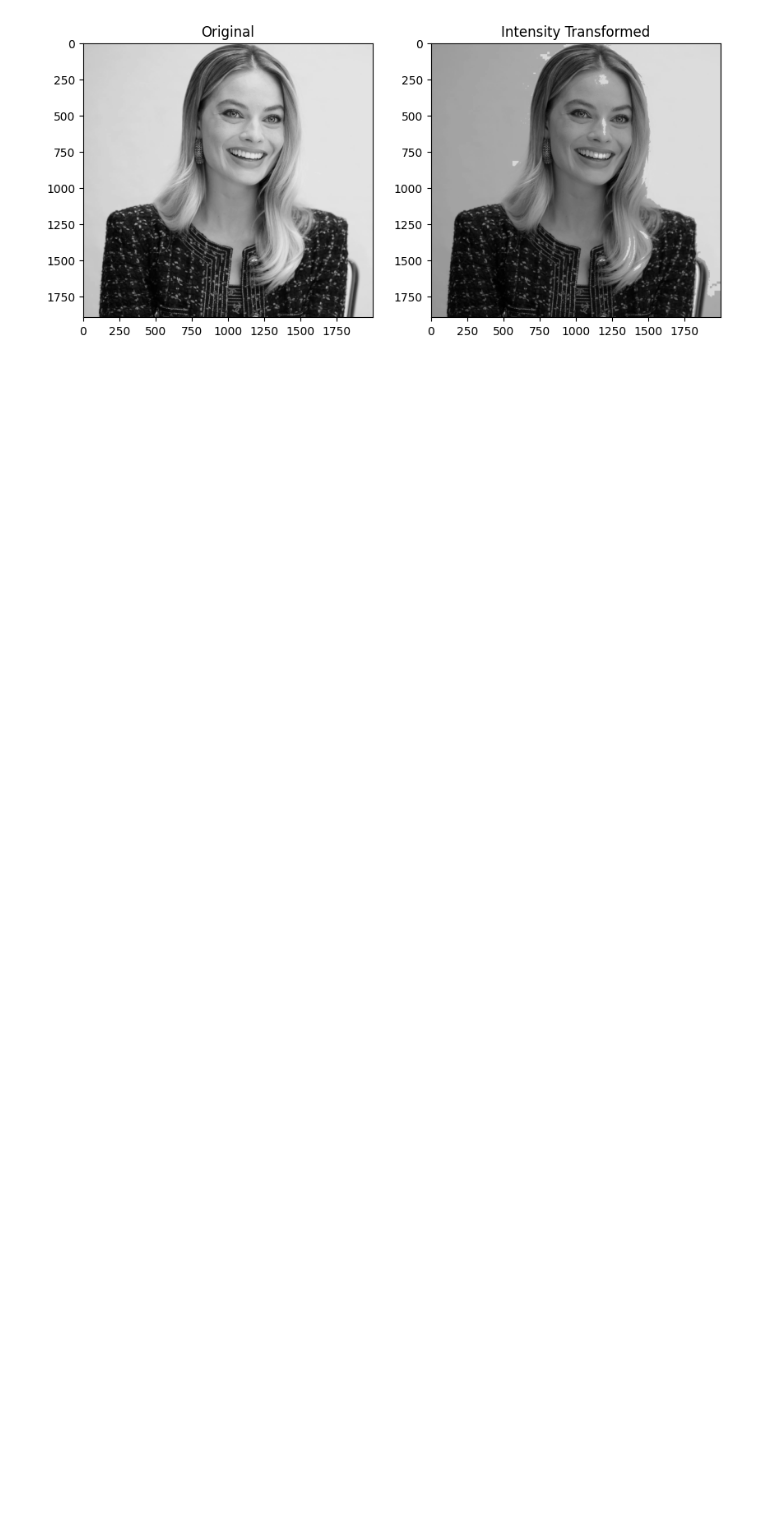
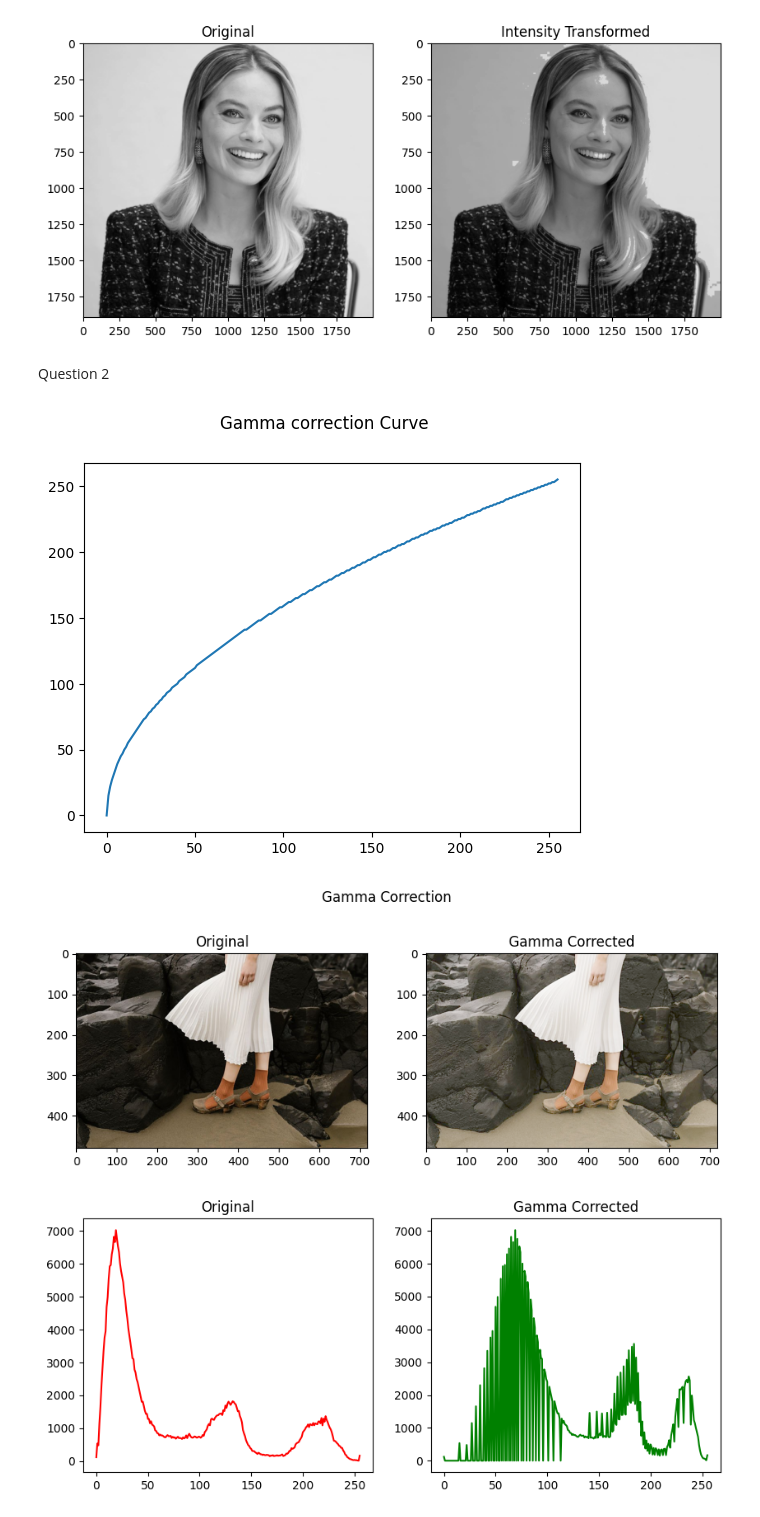
Before and after one commit to thamaradinujaya/imgprocessing, a Jupyter notebook: Assignment.ipynb, the cells around one changed output. Saved outputs shown, nothing was run; the diff lists cells and outputs as text; code cells hidden in the pictures; blank space fills up the shorter version.

```diff
--- a/Assignment.ipynb
+++ b/Assignment.ipynb
@@ -49,3 +51,43 @@ plt.show()
 256
 [figure]
 [figure]
+# %% [markdown]
+Question 2
+# %%
+import cv2 as cv
+import numpy as np
+import matplotlib.pyplot as plt
+
+gamma = 0.5
+f = cv.imread(r"C:\Users\Thamara\Desktop\imgprocessing\assignment_01_images\highlights_and_shadows.jpg")
+f = cv.cvtColor(f, cv.COLOR_BGR2RGB)
+
+t = np.array([(i/255.0)**(gamma)*255.0 for i in range(256)]).astype('uint8')
+g = cv.LUT(f, t)
+plt.suptitle("Gamma correction Curve")
+plt.plot(t)
+plt.show()
+
+fig, ax = plt.subplots(1,2, figsize=(10,4))
+fig.suptitle('Gamma Correction')
+ax[0].imshow(f)
+ax[0].set_title('Original')
+ax[1].imshow(g)
+ax[1].set_title('Gamma Corrected')
+plt.show()
+
+plt.figure(figsize=(10,4))
+plt.subplot(1,2,1)
+plt.gca().set_title('Original')
+f = cv.calcHist([f], [0], None, [256], [0,256])
+plt.plot(f, color = 'r')
+
+plt.subplot(1,2,2)
+plt.gca().set_title('Gamma Corrected')
+g = cv.calcHist([g], [0], None, [256], [0,256])
+plt.plot(g, color = 'g')
+plt.show()
+# %% [output]
+[figure, added]
+[figure, added]
+[figure, added]
```
Also changed, not shown: parts of 2 cells of this notebook, 16 other files.
